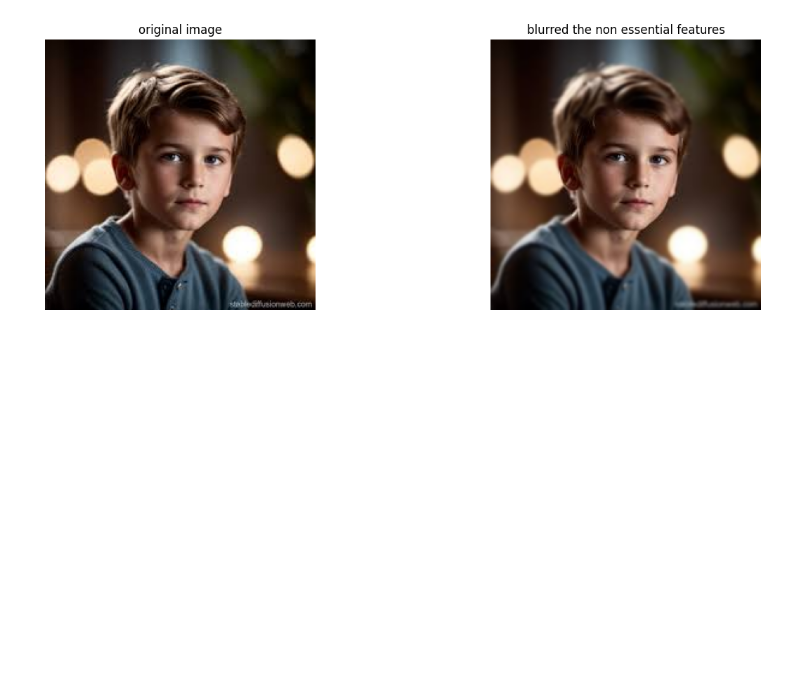
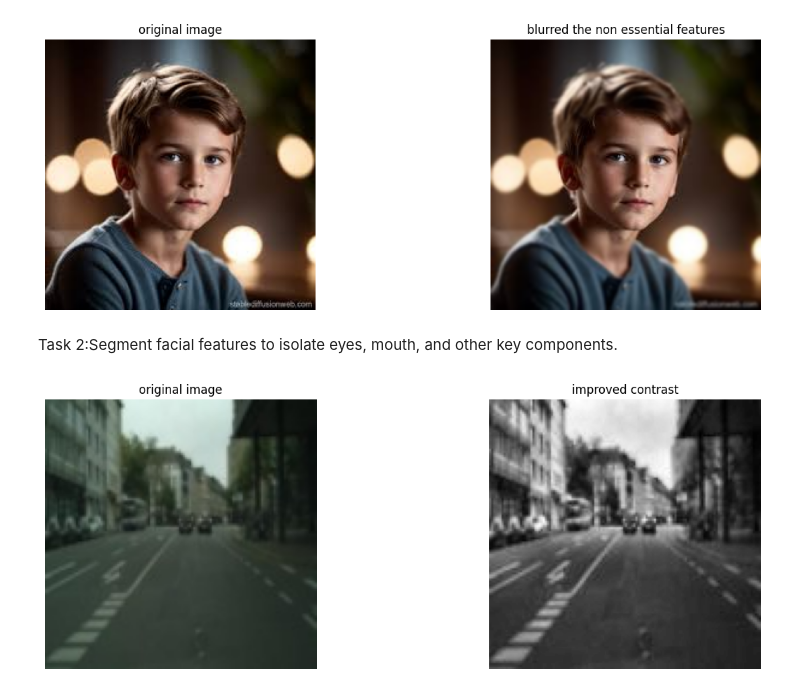
Before and after one commit to abrarzayedgithub/image-processing-test-, a Jupyter notebook: problem_no_2(task1,task2,task3,task4).ipynb, the cells around one changed output. Saved outputs shown, nothing was run; the diff lists cells and outputs as text; code cells hidden in the pictures; blank space fills up the shorter version.

```diff
--- a/problem_no_2(task1,task2,task3,task4).ipynb
+++ b/problem_no_2(task1,task2,task3,task4).ipynb
@@ -90,3 +90,5 @@ plt.axis('off')
 plt.show()
 # %% [output]
 [figure]
+# %% [markdown]
+Task 2:Segment facial features to isolate eyes, mouth, and other key components.
@@ -92,0 +99,31 @@ plt.show()
+# %%
+image = cv2.imread('/content/drive/MyDrive/traffic.jpg')
+gray_image = cv2.cvtColor(image,cv2.COLOR_BGR2GRAY)
+
+image_float = image.astype(np.float32)
+
+#ajust brightness and contrust
+alpha = 1.5
+beta = 50
+adjusted_image = alpha*image_float + beta
+adjusted_image = np.clip(adjusted_image,0,255).astype(np.uint8)
+
+#imporving contryst by using histogram equalization
+clahe = cv2.createCLAHE(clipLimit=2,tileGridSize=(8,8))
+clahe_image = clahe.apply(gray_image)
+
+#display the image
+plt.figure(figsize=(15,5))
+plt.subplot(1,2,1)
+plt.imshow(cv2.cvtColor(image,cv2.COLOR_BGR2RGB))
+plt.title('original image')
+plt.axis('off')
+
+plt.subplot(1,2,2)
+plt.imshow(clahe_image,cmap='gray')
+plt.title('improved contrast')
+plt.axis('off')
+
+plt.show()
+# %% [output]
+[figure, added]
```
Also changed, not shown: parts of 1 cell of this notebook.
